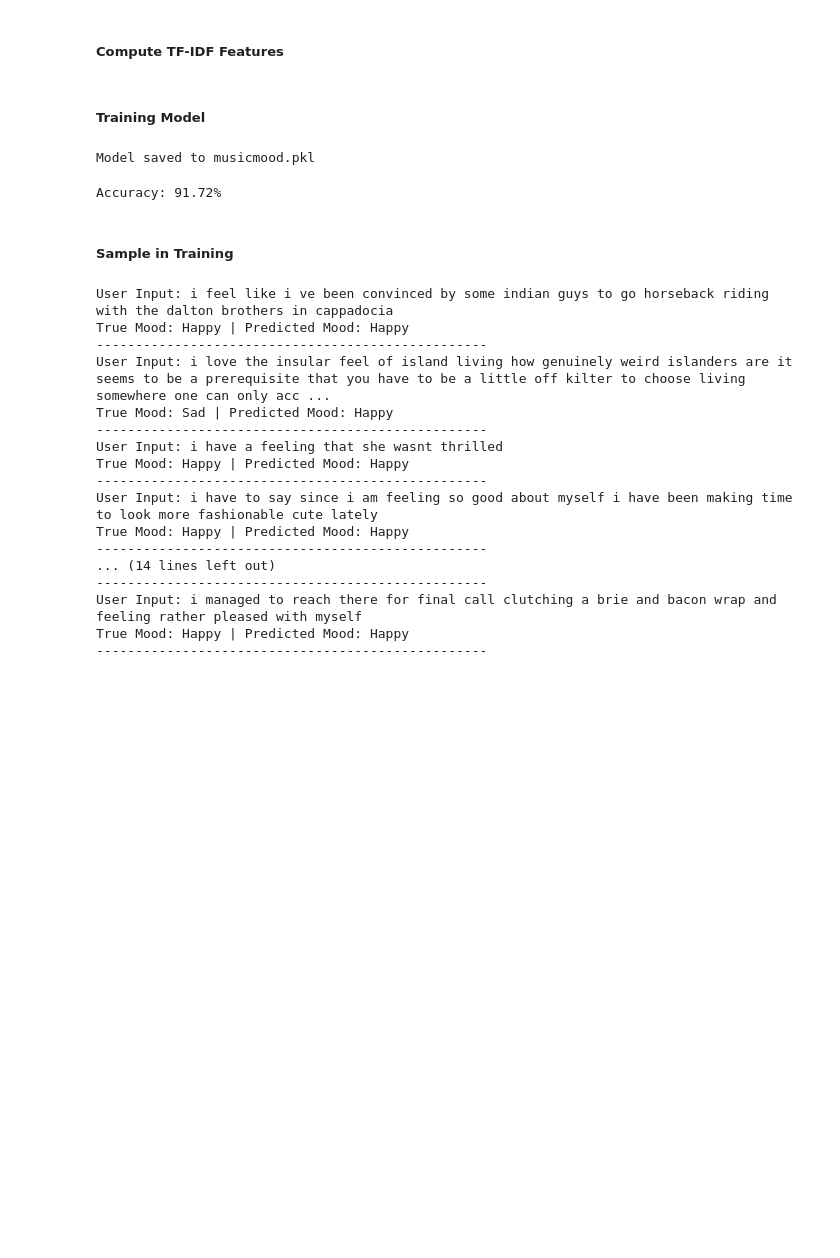
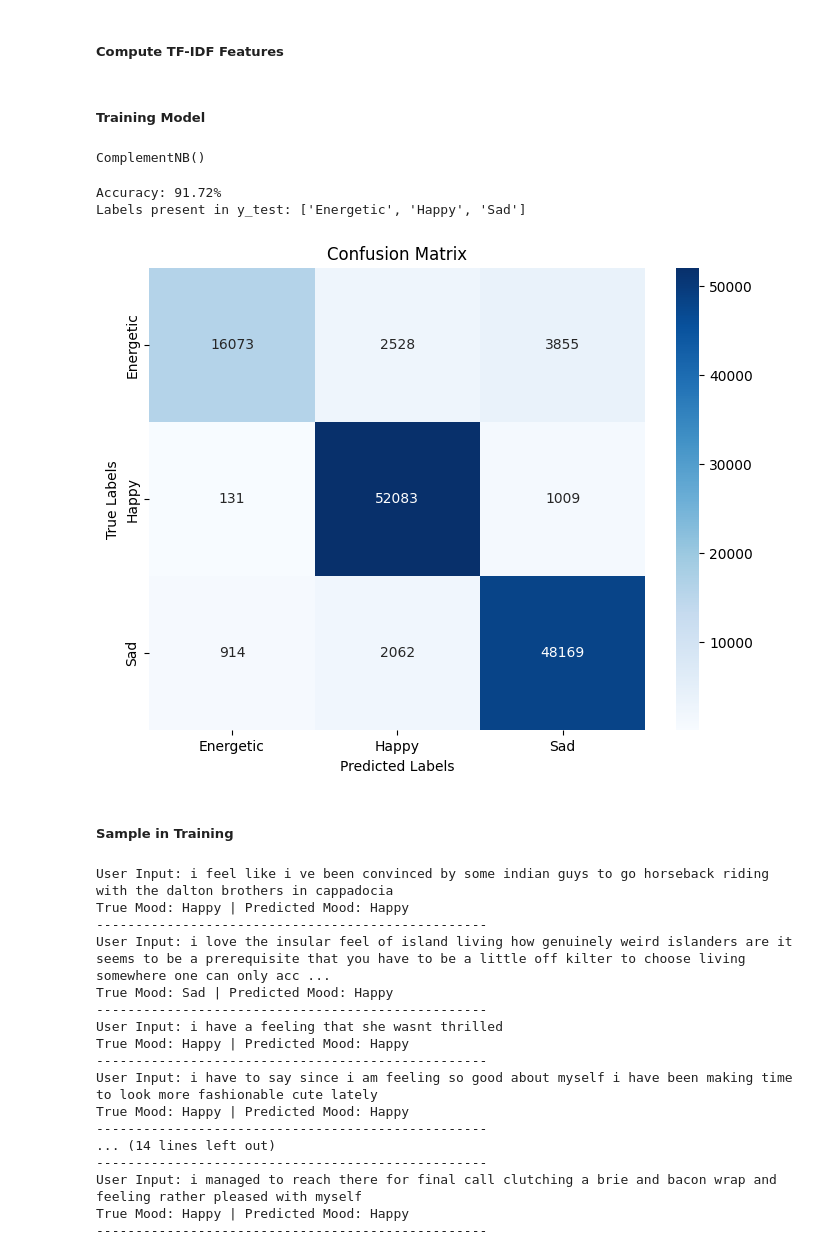
Before and after one commit to diuta/AOL-MachineLearning, a Jupyter notebook: NB.ipynb, the cells around one changed output. Saved outputs shown, nothing was run; the diff lists cells and outputs as text; code cells hidden in the pictures; blank space fills up the shorter version.

```diff
--- a/NB.ipynb
+++ b/NB.ipynb
@@ -131,28 +131,34 @@ X_train_tfidf = vectorizer.fit_transform(X_train)
 X_test_tfidf = vectorizer.transform(X_test)
 # %% [markdown]
 ##### Training Model
-# %%
-model = ComplementNB()
-model.fit(
-    X_train_tfidf,
-    y_train
-)
-import pickle
-
-# Save the model
-filename = 'musicmood.pkl'
-with open(filename, 'wb') as file:
-    pickle.dump(model, file)
-
-print(f"Model saved to {filename}")
-# %% [output]
-Model saved to musicmood.pkl
-# %%
-y_pred = model.predict(X_test_tfidf)
-accuracy = accuracy_score(y_test, y_pred)
-print(f'Accuracy: {accuracy*100:.2f}%')
-# %% [output]
-Accuracy: 91.72%
+# %%
+model = ComplementNB()
+model.fit(
+    X_train_tfidf,
+    y_train
+)
+# %% [output]
+ComplementNB()
+# %%
+y_pred = model.predict(X_test_tfidf)
+accuracy = accuracy_score(y_test, y_pred)
+print(f'Accuracy: {accuracy*100:.2f}%')
+
+print("Labels present in y_test:", sorted(set(y_test)))
+
+confusionMatrix = confusion_matrix(y_test, y_pred)
+class_labels = sorted(set(y_test))
+plt.figure(figsize=(8, 6))
+sns.heatmap(confusionMatrix, annot=True, fmt='d', cmap='Blues',
+            xticklabels=class_labels, yticklabels=class_labels)
+plt.xlabel('Predicted Labels')
+plt.ylabel('True Labels')
+plt.title('Confusion Matrix')
+plt.show()
+# %% [output]
+Accuracy: 91.72%
+Labels present in y_test: ['Energetic', 'Happy', 'Sad']
+[figure, added]
 # %% [markdown]
 ##### Sample in Training
 # %%
```
Also changed, not shown: parts of 4 cells of this notebook.
